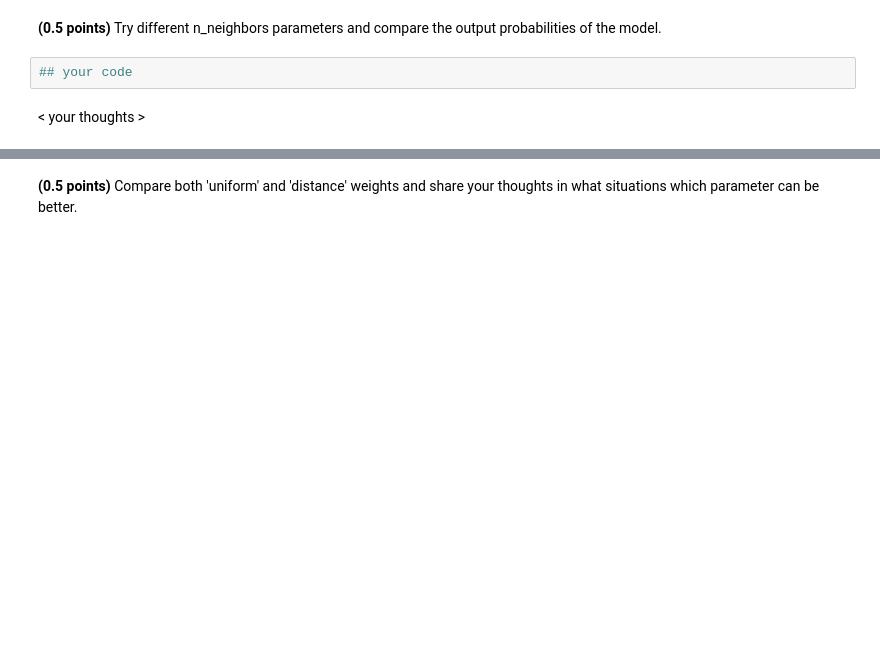
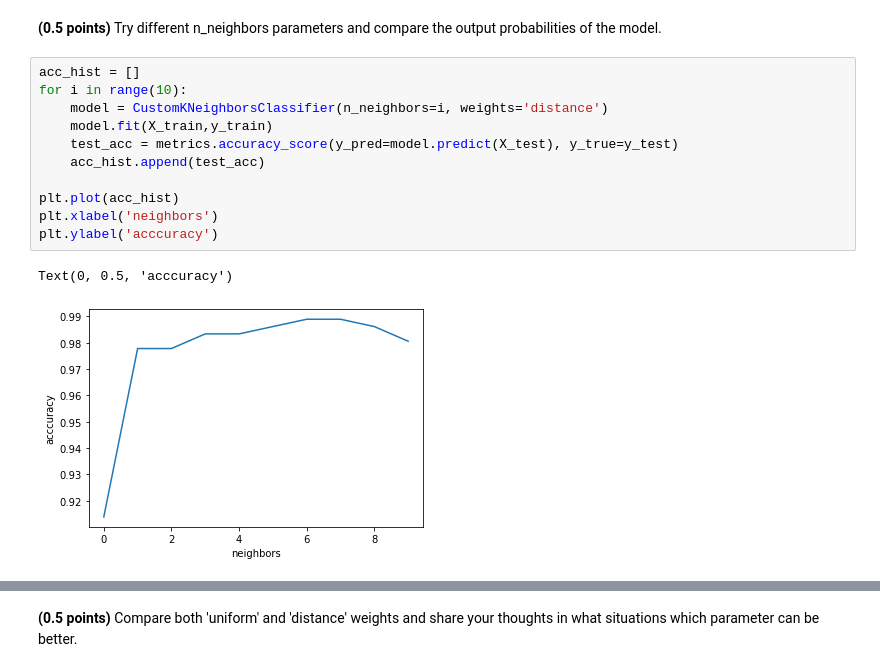
Before and after one commit to WioWio/ML-intro-Wio-2, a Jupyter notebook: hw_classification.ipynb, the cells around one changed output, grey strips where cells are left out. Cells and saved outputs as stored; diff of their text form; blank space fills up the shorter version.

```diff
--- a/hw_classification.ipynb
+++ b/hw_classification.ipynb
@@ -487,6 +491,16 @@ assert test_acc > 0.98
 # %% [markdown]
 **(0.5 points)** Try different n_neighbors parameters and compare the output probabilities of the model.
-# %%
-## your code
-# %% [markdown]
-< your thoughts >
+# %%
+acc_hist = []
+for i in range(10):
+    model = CustomKNeighborsClassifier(n_neighbors=i, weights='distance')
+    model.fit(X_train,y_train)
+    test_acc = metrics.accuracy_score(y_pred=model.predict(X_test), y_true=y_test)
+    acc_hist.append(test_acc)
+
+plt.plot(acc_hist)
+plt.xlabel('neighbors')
+plt.ylabel('acccuracy')
+# %% [output]
+Text(0, 0.5, 'acccuracy')
+[figure, added]
```
Also changed, not shown: parts of 5 cells of this notebook.
